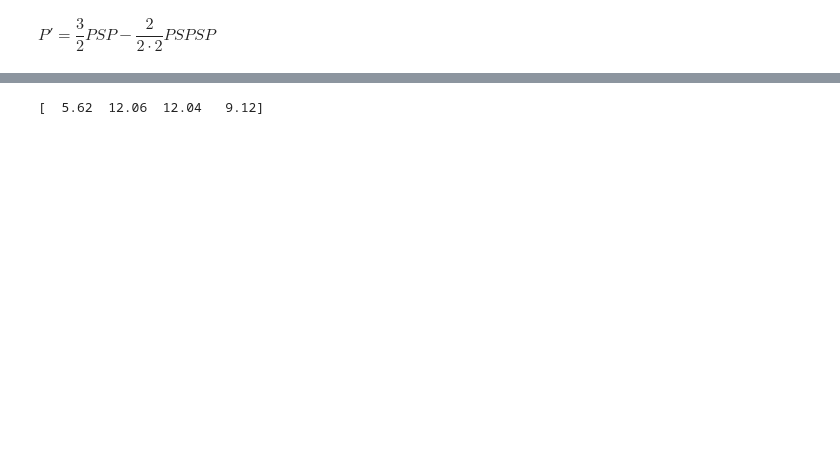
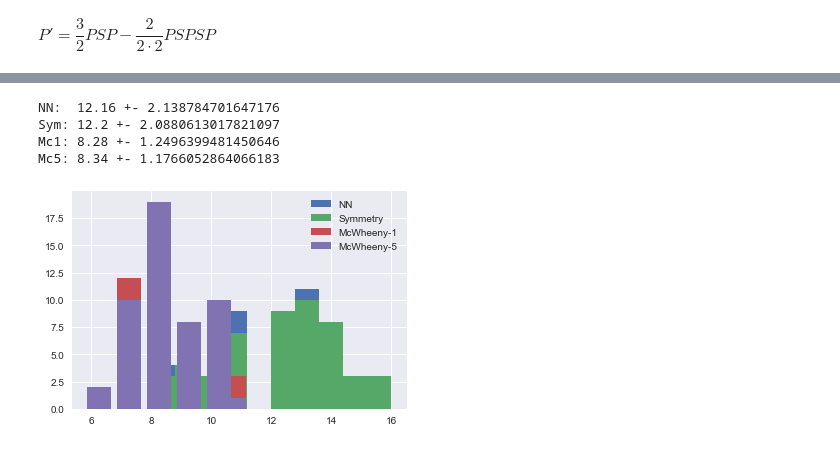
Before and after one commit to jcartus/SCFInitialGuess, a Jupyter notebook: butadien/notebooks/Butadien Post Pocessing.ipynb, the cells around one changed output, grey strips where cells are left out. Drawn from its saved outputs; the diff is of its cells as text; code cells hidden in the pictures; blank space fills up the shorter version.

```diff
--- a/butadien/notebooks/Butadien Post Pocessing.ipynb
+++ b/butadien/notebooks/Butadien Post Pocessing.ipynb
@@ -2,6 +2,10 @@
 import numpy as np
 import matplotlib.pyplot as plt
 import tensorflow as tf
+
+import matplotlib as mpl
+
+mpl.style.use("seaborn")
 # %%
 S, P = np.load("../data/dataset.npy")
 molecules = np.load("../data/molecules.npy")
@@ -32,7 +36,7 @@ from SCFInitialGuess.nn.networks import EluTrNNN
 from SCFInitialGuess.nn.training import Trainer, RegularizedMSE
 
 trainer = Trainer(
-    EluTrNNN([dim**2, 600, 400, 200, 100, dim**2]),
+    EluTrNNN([dim**2,700, 700, dim**2]),
     cost_function=RegularizedMSE(alpha=1e-7),
     optimizer=tf.train.AdamOptimizer(learning_rate=1e-3)
 )
@@ -123,6 +239,6 @@ Is fin: 676
 # %%
 from pyscf.scf import hf
-from SCFInitialGuess.utilities.plotutils import prediction_scatter
+from SCFInitialGuess.utilities.analysis import prediction_scatter
 
 dim = 26
 
@@ -141,30 +257,16 @@ for i, (molecule, p) in enumerate(zip(molecules_test, P_test)):
     s_norm = dataset.input_transformation(s_raw.reshape(1, dim**2))
 
     with graph_orig.as_default():
-        P_orig = network_orig.run(sess_orig, s_norm).reshape(dim, dim).astype('float64')
+        p_nn = network_orig.run(sess_orig, s_norm).reshape(dim, dim).astype('float64')
 
-        P_orig_sym = (P_orig + P_orig.T) / 2
-        P_orig_idem = multi_mc_wheeny(P_orig, s_raw, n_max=5)
-
-        # check errors
-        print("Accuracy (MSE):")
-        print(" -Orig: {:0.3E}".format(np.mean(np.abs(p.reshape(dim, dim) - P_orig)**2)))
-        print(" -Sym:  {:0.3E}".format(np.mean(np.abs(p.reshape(dim, dim) - P_orig_sym)**2)))
-        print(" -Idem: {:0.3E}".format(np.mean(np.abs(p.reshape(dim, dim) - P_orig_idem)**2)))
-
-        print("Idempotency:")
-        print(" -Orig: {:0.3E}".format(idemp_error(P_orig, s_raw)))
-        print(" -Sym:  {:0.3E}".format(idemp_error(P_orig_sym, s_raw)))
-        print(" -Idem: {:0.3E}".format(idemp_error(P_orig_idem, s_raw)))
-
-
-    # P_actual wi noise
-    p_noise = p.reshape(dim, dim) + np.random.randn(dim, dim) * 1e-4
+        p_sym = (p_nn + p_nn.T) / 2
+        p_mc1 = multi_mc_wheeny(p_nn, s_raw, n_max=1)
+        p_mc5 = multi_mc_wheeny(p_nn, s_raw, n_max=5)
 
 
     iterations_molecule = []
 
-    for guess in [p_noise, P_orig, P_orig_sym, P_orig_idem]:
+    for guess in [p_nn, p_sym, p_mc1,  p_mc5]:
         mf = hf.RHF(mol)
         mf.diis = None
         mf.verbose = 1
@@ -239,4 +294,24 @@ Idem: 6.881E-17
-# %%
-print(np.mean(iterations,0))
-# %% [output]
-[  5.62  12.06  12.04   9.12]
+# %%
+print("NN:  {0} +- {1}".format(*stats(iterations[:,0])))
+print("Sym: {0} +- {1}".format(*stats(iterations[:,1])))
+print("Mc1: {0} +- {1}".format(*stats(iterations[:,2])))
+print("Mc5: {0} +- {1}".format(*stats(iterations[:,3])))
+# %% [output]
+NN:  12.16 +- 2.138784701647176
+Sym: 12.2 +- 2.0880613017821097
+Mc1: 8.28 +- 1.2496399481450646
+Mc5: 8.34 +- 1.1766052864066183
+# %%
+labels = ["NN", "Symmetry", "McWheeny-1", "McWheeny-5"]
+
+bins = 20 # todo hier kann man auch ein array angeben
+for i, label in enumerate(labels):
+    hist, bins = np.histogram(iterations[:,i])
+    center = (bins[:-1] + bins[1:]) / 2
+    #axes[i].bar(center, hist, label=name)
+    plt.bar(center, hist, label=label)
+
+plt.legend()
+plt.show()
+# %% [output]
+[figure, added]
```
Also changed, not shown: parts of 5 cells of this notebook, 3 other files.
